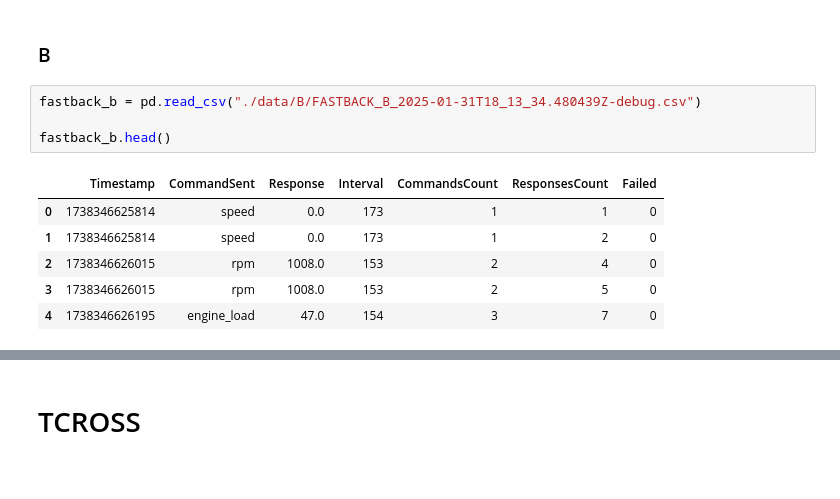
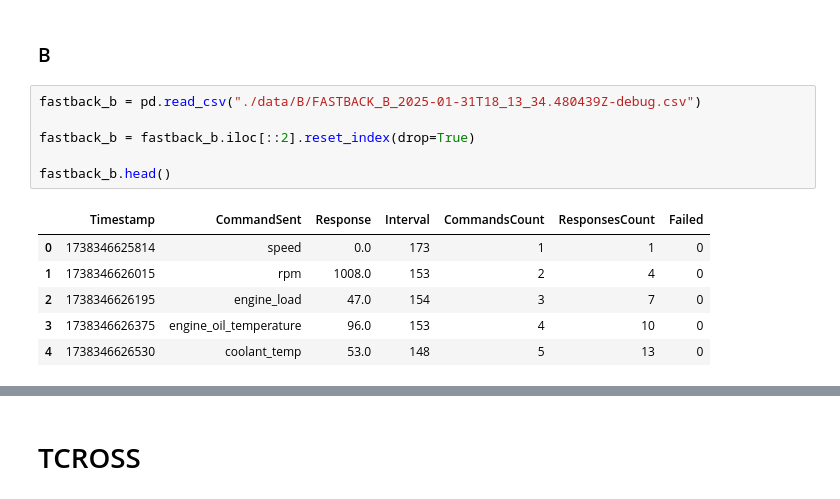
Before and after one commit to conect2ai/SBRC2025-App2Car, a Jupyter notebook: analysis.ipynb, the cells around one changed output, grey strips where cells are left out. Saved outputs shown, nothing was run; the diff lists cells and outputs as text.

```diff
--- a/analysis.ipynb
+++ b/analysis.ipynb
@@ -105,11 +144,13 @@ fastback_a["Interval"].plot(kind="hist", bins=100)
 # %%
 fastback_b = pd.read_csv("./data/B/FASTBACK_B_2025-01-31T18_13_34.480439Z-debug.csv")
 
+fastback_b = fastback_b.iloc[::2].reset_index(drop=True)
+
 fastback_b.head()
 # %% [output]
 |  | Timestamp | CommandSent | Response | Interval | CommandsCount | ResponsesCount | Failed |
 | 0 | 1738346625814 | speed | 0.0 | 173 | 1 | 1 | 0 |
-| 1 | 1738346625814 | speed | 0.0 | 173 | 1 | 2 | 0 |
-| 2 | 1738346626015 | rpm | 1008.0 | 153 | 2 | 4 | 0 |
-| 3 | 1738346626015 | rpm | 1008.0 | 153 | 2 | 5 | 0 |
-| 4 | 1738346626195 | engine_load | 47.0 | 154 | 3 | 7 | 0 |
+| 1 | 1738346626015 | rpm | 1008.0 | 153 | 2 | 4 | 0 |
+| 2 | 1738346626195 | engine_load | 47.0 | 154 | 3 | 7 | 0 |
+| 3 | 1738346626375 | engine_oil_temperature | 96.0 | 153 | 4 | 10 | 0 |
+| 4 | 1738346626530 | coolant_temp | 53.0 | 148 | 5 | 13 | 0 |
```
Also changed, not shown: parts of 27 cells of this notebook.
